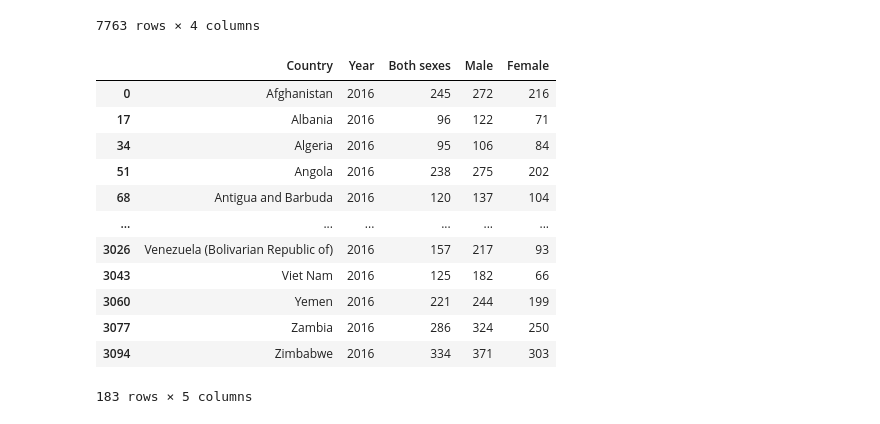
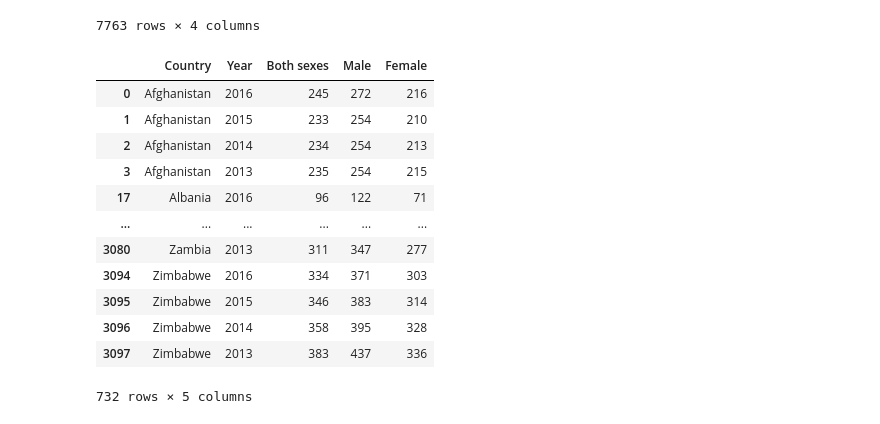
Before and after one commit to oludovisi/DSF_Final, a Jupyter notebook: DSF_Final_Project.ipynb, the cells around one changed output. Drawn from its saved outputs; the diff is of its cells as text; code cells hidden in the pictures.

```diff
--- a/DSF_Final_Project.ipynb
+++ b/DSF_Final_Project.ipynb
@@ -25,19 +25,19 @@ mean_years
 7763 rows × 4 columns
 # %%
 ad_mort = pd.read_csv('Adult mortality.csv', skiprows=1)
-ad_mort_2016 = ad_mort[ad_mort['Year'] == 2016]
-ad_mort_2016
+ad_mort = ad_mort[(ad_mort['Year'] >= 2013) & (ad_mort['Year'] <2017)]
+ad_mort
 # %% [output]
 |  | Country | Year | Both sexes | Male | Female |
 | 0 | Afghanistan | 2016 | 245 | 272 | 216 |
+| 1 | Afghanistan | 2015 | 233 | 254 | 210 |
+| 2 | Afghanistan | 2014 | 234 | 254 | 213 |
+| 3 | Afghanistan | 2013 | 235 | 254 | 215 |
 | 17 | Albania | 2016 | 96 | 122 | 71 |
-| 34 | Algeria | 2016 | 95 | 106 | 84 |
-| 51 | Angola | 2016 | 238 | 275 | 202 |
-| 68 | Antigua and Barbuda | 2016 | 120 | 137 | 104 |
 | ... | ... | ... | ... | ... | ... |
-| 3026 | Venezuela (Bolivarian Republic of) | 2016 | 157 | 217 | 93 |
-| 3043 | Viet Nam | 2016 | 125 | 182 | 66 |
-| 3060 | Yemen | 2016 | 221 | 244 | 199 |
-| 3077 | Zambia | 2016 | 286 | 324 | 250 |
+| 3080 | Zambia | 2013 | 311 | 347 | 277 |
 | 3094 | Zimbabwe | 2016 | 334 | 371 | 303 |
+| 3095 | Zimbabwe | 2015 | 346 | 383 | 314 |
+| 3096 | Zimbabwe | 2014 | 358 | 395 | 328 |
+| 3097 | Zimbabwe | 2013 | 383 | 437 | 336 |
-183 rows × 5 columns
+732 rows × 5 columns
```
Also changed, not shown: parts of 21 cells of this notebook, 1 other file.
